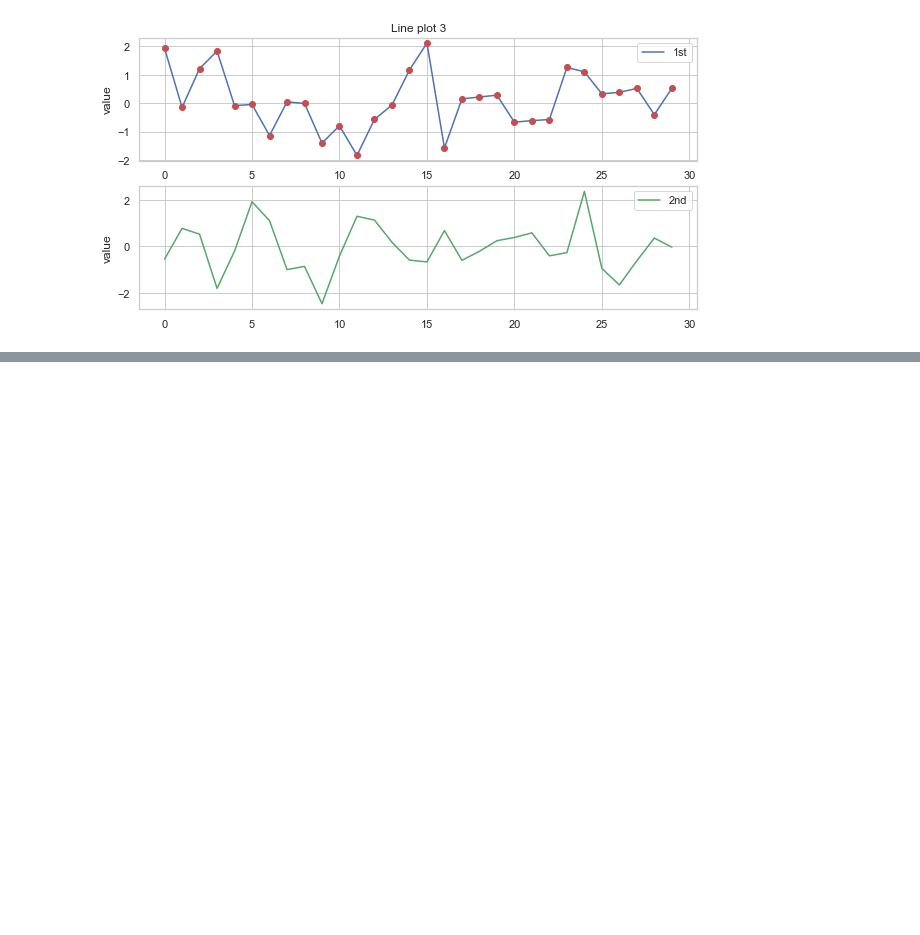
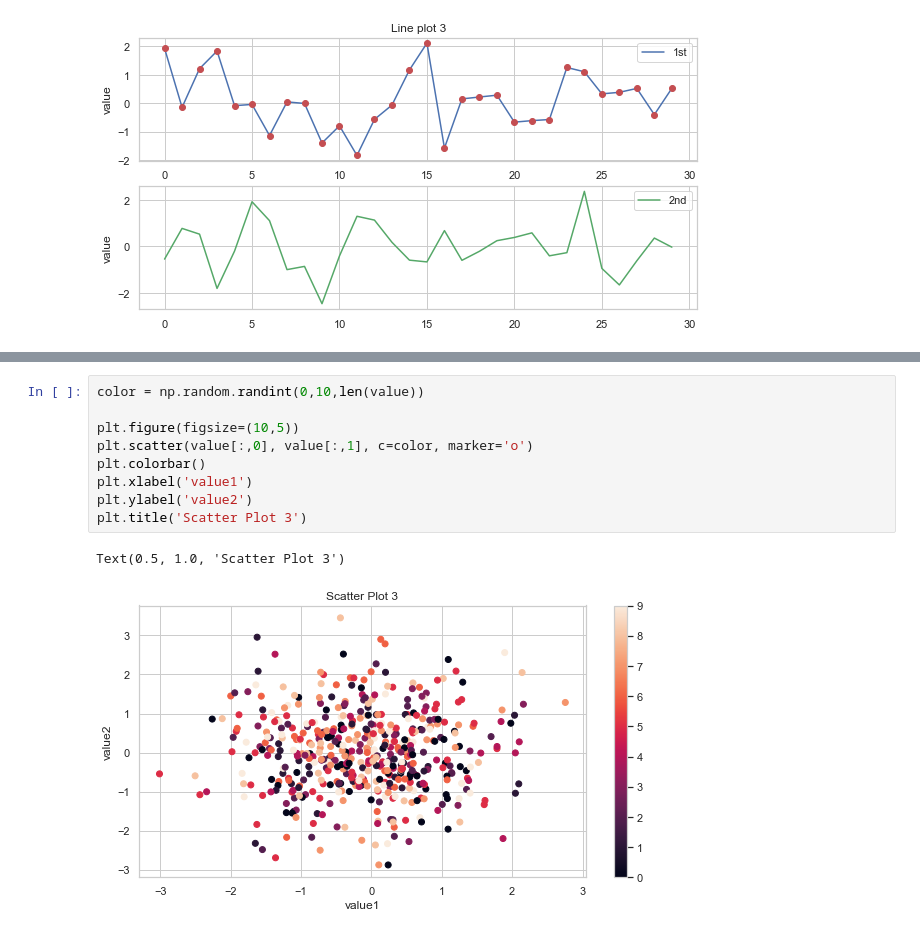
Before and after one commit to KIM-HAENGWOO/SOCIMAN, a Jupyter notebook: DOJANG/유성준세종-note.ipynb, the cells around one changed output, grey strips where cells are left out. Drawn from its saved outputs; the diff is of its cells as text; blank space fills up the shorter version.

```diff
--- a/DOJANG/유성준세종-note.ipynb
+++ b/DOJANG/유성준세종-note.ipynb
@@ -733,0 +760,12 @@ Text(0, 0.5, 'value')
+# %%
+color = np.random.randint(0,10,len(value))
+
+plt.figure(figsize=(10,5))
+plt.scatter(value[:,0], value[:,1], c=color, marker='o')
+plt.colorbar()
+plt.xlabel('value1')
+plt.ylabel('value2')
+plt.title('Scatter Plot 3')
+# %% [output]
+Text(0.5, 1.0, 'Scatter Plot 3')
+[figure, added]
```
Also changed, not shown: parts of 15 cells of this notebook, 13 other files.
